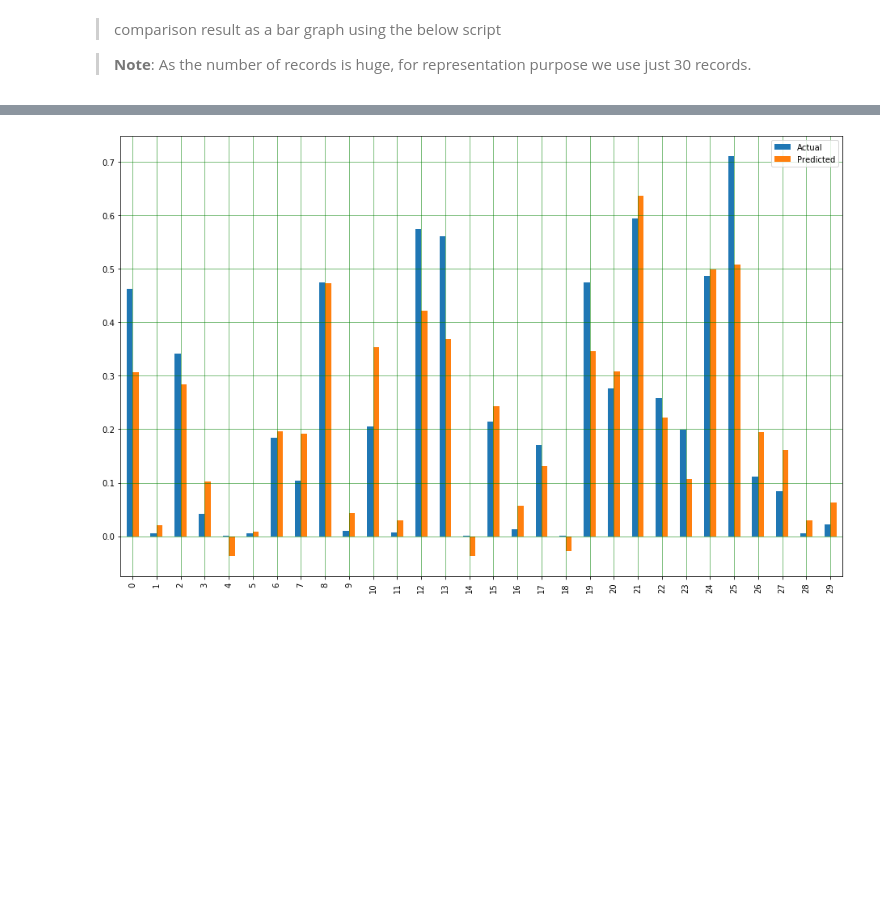
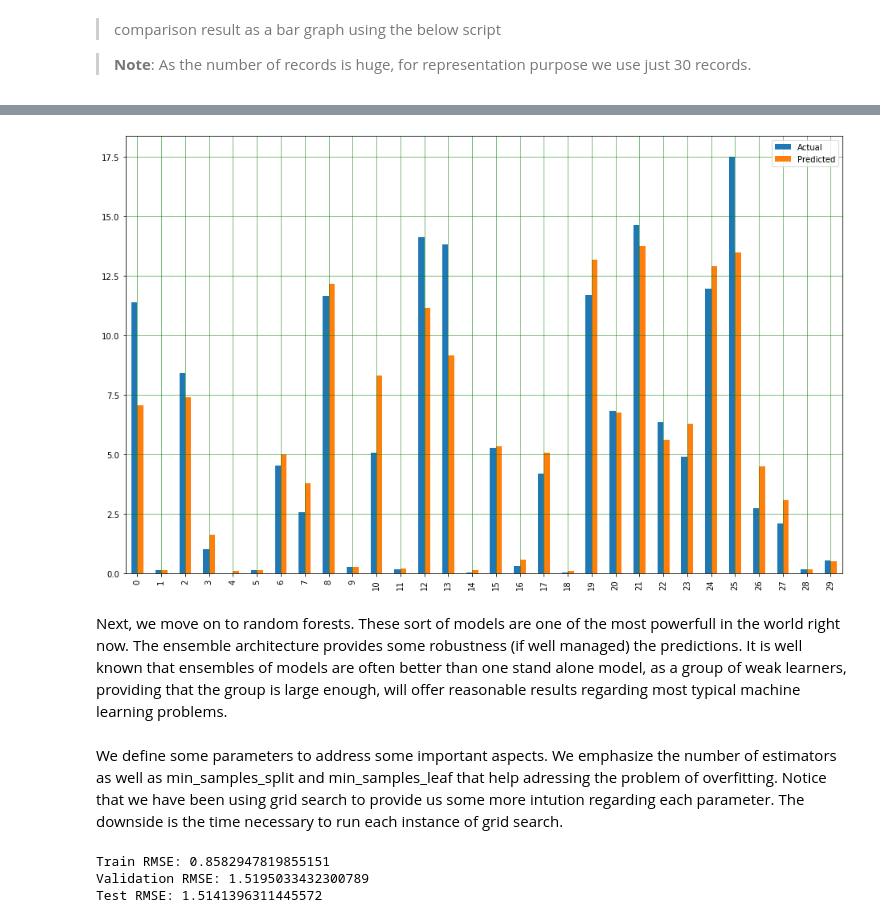
Before and after one commit to GuilhermeViveiros/Stock-Prices, a Jupyter notebook: Predicting Stock Prices.ipynb, the cells around one changed output, grey strips where cells are left out. Cells and saved outputs as stored; diff of their text form; code cells hidden in the pictures; blank space fills up the shorter version.

Commit message:
random forest, overfitting

```diff
--- a/Predicting Stock Prices.ipynb
+++ b/Predicting Stock Prices.ipynb
@@ -622,10 +626,7 @@ show_distribution(df)
 from sklearn.preprocessing import MinMaxScaler
 
 scaler = MinMaxScaler()
-scaler.fit(df)
 
-
-df_normalized = scaler.transform(df)
-
-x = df_normalized[:,[0,1,3,4,5]]
-y = df_normalized[:,[2]]
+x = df.iloc[:,[0,1,3,4,5]]
+y = df.iloc[:,[2]].to_numpy()
+x = scaler.fit_transform(x)
@@ -708,5 +734,5 @@ param_grid = {
 }
 # %%
 svm_model = SVR()
-clf = GridSearchCV(svm_model, param_grid,cv=5,return_train_score=True,scoring=('r2', 'neg_root_mean_squared_error'),refit='neg_root_mean_squared_error')
-scores_svm = clf.fit(x_train, y_train.values.ravel())
+clf = GridSearchCV(svm_model, param_grid,cv=5,return_train_score=True,scoring='neg_root_mean_squared_error',refit=True)
+scores_svm = clf.fit(x_train, y_train.ravel())
@@ -719,15 +761,16 @@ Train root mean squared error and train R2 scores (mean):
 # %%
 svm_model = scores_svm.best_estimator_
-#print("Coefficient:" ,regr_model.coef_)
 
-y_pred = regr_model.predict(x_test)
+y_pred = svm_model.predict(x_test)
 
 result = pd.DataFrame({'Actual': y_test.flatten(), 'Predicted': y_pred.flatten()})
 
 result1 = result.head(30)
 result1.plot(kind='bar',figsize=(16,10))
 plt.grid(which='major', linestyle='-', linewidth='0.5', color='green')
 plt.grid(which='minor', linestyle=':', linewidth='0.5', color='black')
 plt.show()
 # %% [output]
-[figure, old version]
+[figure, new version]
+# %% [markdown]
+Next, we move on to random forests. These sort of models are one of the most powerfull in the world right now. The ensemble architecture provides some robustness (if well managed) the predictions. It is well known that ensembles of models are often better than one stand alone model, as a group of weak learners, providing that the group is large enough, will offer reasonable results regarding most typical machine learning problems.
@@ -733,0 +784,2 @@ plt.show()
+# %% [markdown]
+We define some parameters to address some important aspects. We emphasize the number of estimators as well as min_samples_split and min_samples_leaf that help adressing the problem of overfitting. Notice that we have been using grid search to provide us some more intution regarding each parameter. The downside is the time necessary to run each instance of grid search.
@@ -733,0 +791,15 @@ plt.show()
+# %%
+rmse_train_rf = scores_rf.cv_results_['mean_train_score'][scores_svm.best_index_] * -1
+rmse_val_rf = scores_rf.best_score_*-1
+print('Train RMSE: {}'.format(rmse_train_rf))
+print('Validation RMSE: {}'.format(rmse_val_rf))
+
+rf_model = scores_rf.best_estimator_
+y_pred = rf_model.predict(x_test)
+test_rmse = np.sqrt(mean_squared_error(y_test,y_pred))
+
+print('Test RMSE: {}'.format(test_rmse))
+# %% [output]
+Train RMSE: 0.8582947819855151
+Validation RMSE: 1.5195033432300789
+Test RMSE: 1.5141396311445572
```
Also changed, not shown: parts of 21 cells of this notebook.
